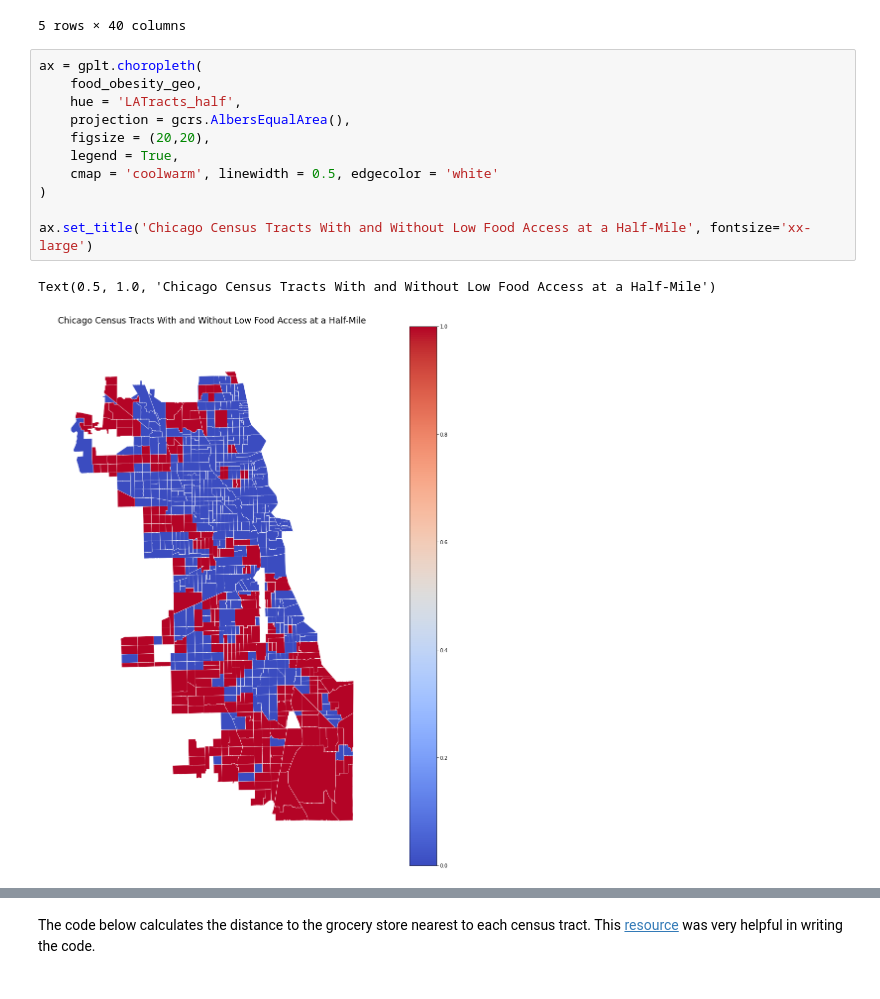
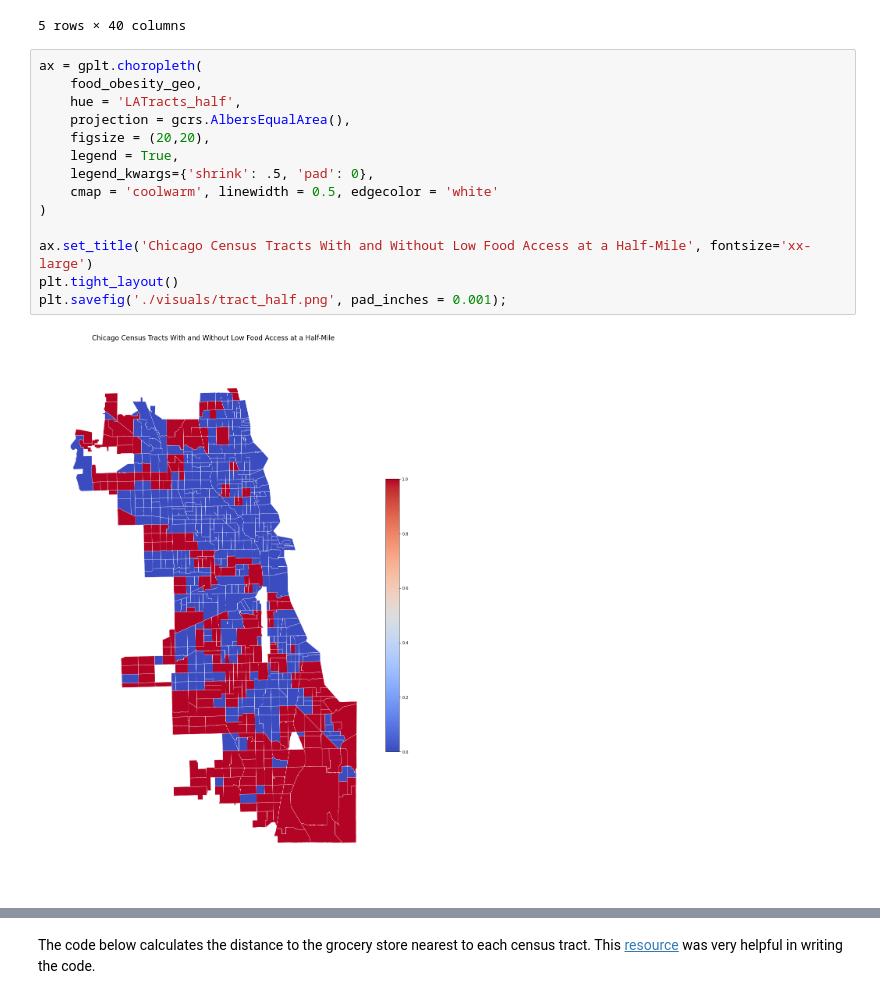
Before and after one commit to kathysimon99/food_deserts_chicago, a Jupyter notebook: create_visuals_geopandas.ipynb, the cells around one changed output, grey strips where cells are left out. Saved outputs shown, nothing was run; the diff lists cells and outputs as text.

Commit message:
cleaned up and saved geopandas visuals, ran predict notebook

```diff
--- a/create_visuals_geopandas.ipynb
+++ b/create_visuals_geopandas.ipynb
@@ -168,17 +145,19 @@ food_diabetes_geo.head()
 # %%
 ax = gplt.choropleth(
     food_obesity_geo,
     hue = 'LATracts_half',
     projection = gcrs.AlbersEqualArea(),
     figsize = (20,20),
     legend = True,
+    legend_kwargs={'shrink': .5, 'pad': 0},
     cmap = 'coolwarm', linewidth = 0.5, edgecolor = 'white'
 )
 
 ax.set_title('Chicago Census Tracts With and Without Low Food Access at a Half-Mile', fontsize='xx-large')
+plt.tight_layout()
+plt.savefig('./visuals/tract_half.png', pad_inches = 0.001);
 # %% [output]
-Text(0.5, 1.0, 'Chicago Census Tracts With and Without Low Food Access at a Half-Mile')
-[figure, old version]
+[figure, new version]
 # %%
 ax = gplt.choropleth(
     food_obesity_geo,
```
Also changed, not shown: parts of 10 cells of this notebook, 9 other files.
